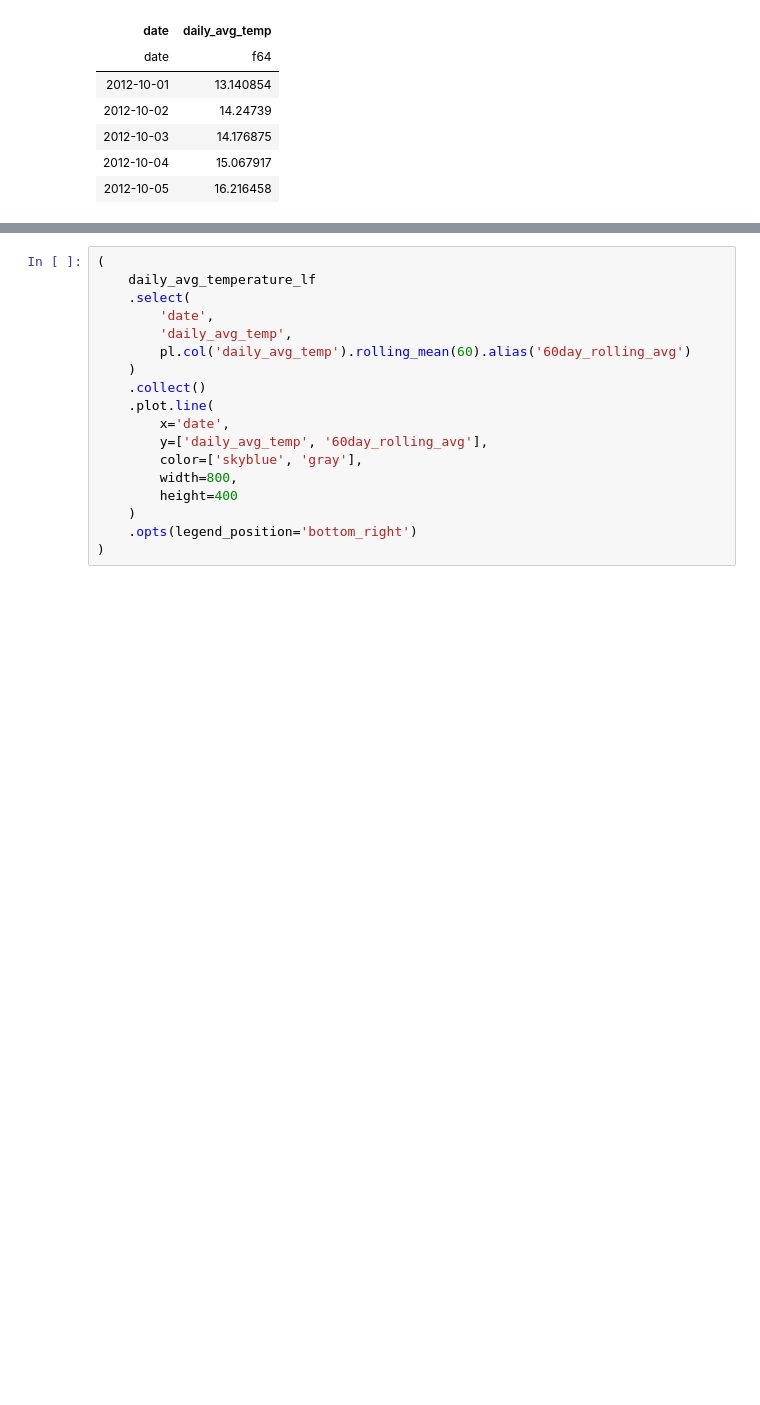
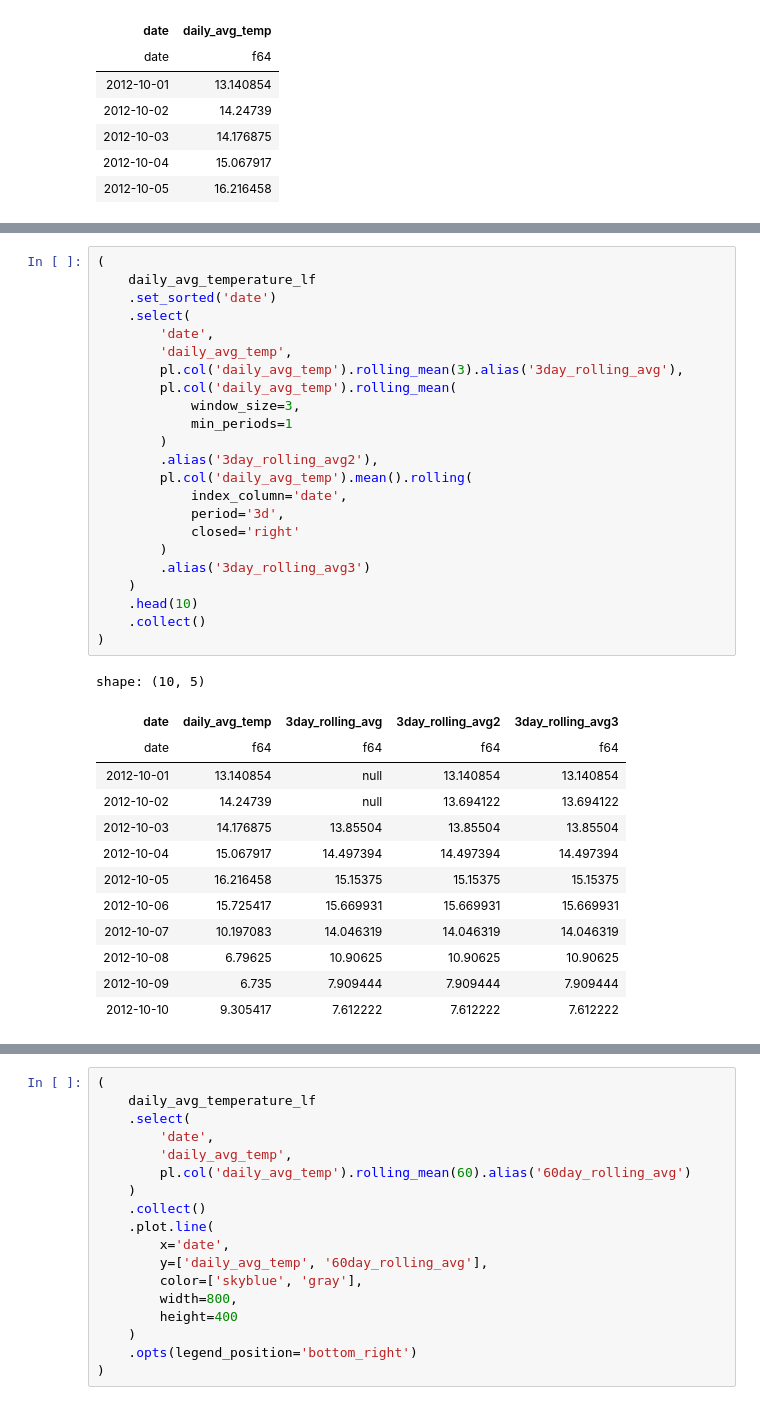
Before and after one commit to PacktPublishing/Polars-Cookbook, a Jupyter notebook: Chapter09/ch09.ipynb, the cells around one changed output, grey strips where cells are left out. Drawn from its saved outputs; the diff is of its cells as text; blank space fills up the shorter version.

```diff
--- a/Chapter09/ch09.ipynb
+++ b/Chapter09/ch09.ipynb
@@ -251,0 +251,37 @@ shape: (5, 6)
+# %%
+(
+    daily_avg_temperature_lf
+    .set_sorted('date')
+    .select(
+        'date',
+        'daily_avg_temp',
+        pl.col('daily_avg_temp').rolling_mean(3).alias('3day_rolling_avg'),
+        pl.col('daily_avg_temp').rolling_mean(
+            window_size=3,
+            min_periods=1
+        )
+        .alias('3day_rolling_avg2'),
+        pl.col('daily_avg_temp').mean().rolling(
+            index_column='date',
+            period='3d',
+            closed='right'
+        )
+        .alias('3day_rolling_avg3')
+    )
+    .head(10)
+    .collect()
+)
+# %% [output]
+shape: (10, 5)
+| date | daily_avg_temp | 3day_rolling_avg | 3day_rolling_avg2 | 3day_rolling_avg3 |
+| date | f64 | f64 | f64 | f64 |
+| 2012-10-01 | 13.140854 | null | 13.140854 | 13.140854 |
+| 2012-10-02 | 14.24739 | null | 13.694122 | 13.694122 |
+| 2012-10-03 | 14.176875 | 13.85504 | 13.85504 | 13.85504 |
+| 2012-10-04 | 15.067917 | 14.497394 | 14.497394 | 14.497394 |
+| 2012-10-05 | 16.216458 | 15.15375 | 15.15375 | 15.15375 |
+| 2012-10-06 | 15.725417 | 15.669931 | 15.669931 | 15.669931 |
+| 2012-10-07 | 10.197083 | 14.046319 | 14.046319 | 14.046319 |
+| 2012-10-08 | 6.79625 | 10.90625 | 10.90625 | 10.90625 |
+| 2012-10-09 | 6.735 | 7.909444 | 7.909444 | 7.909444 |
+| 2012-10-10 | 9.305417 | 7.612222 | 7.612222 | 7.612222 |
```
Also changed, not shown: parts of 14 cells of this notebook.
